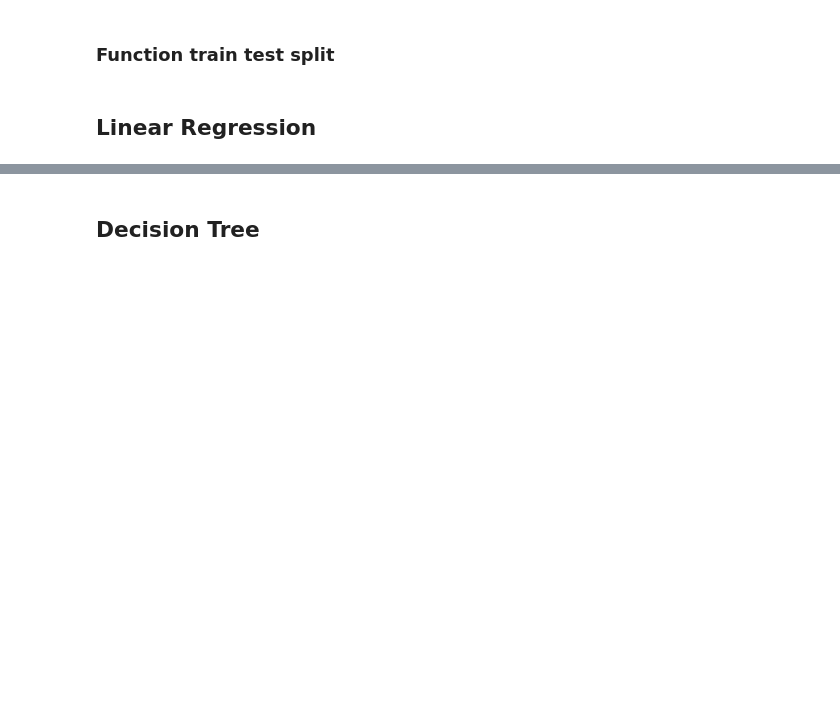
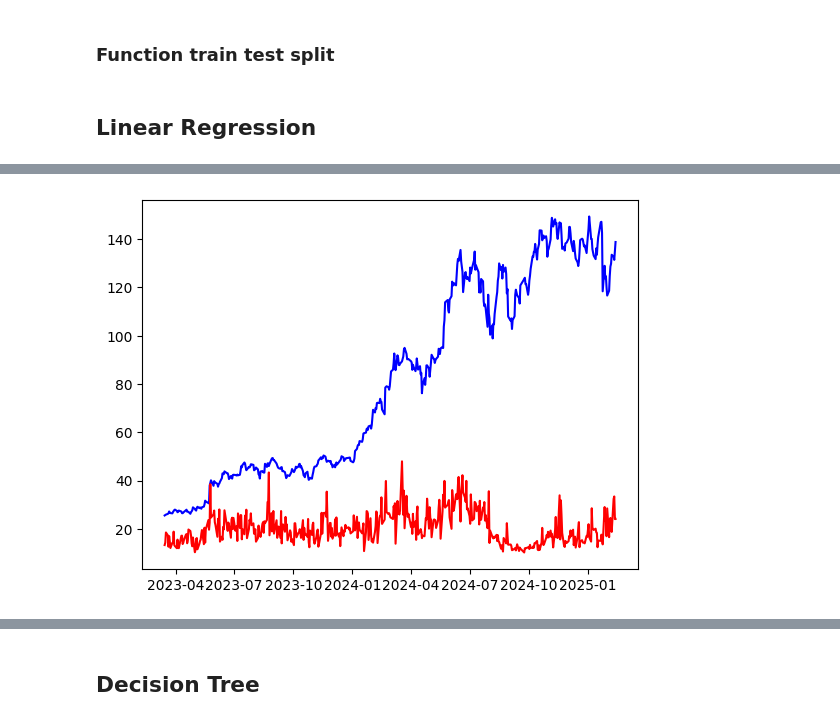
Before and after one commit to kianwai96/Stock-Price-Prediction, a Jupyter notebook: ML models.ipynb, the cells around one changed output, grey strips where cells are left out. Cells and saved outputs as stored; diff of their text form; code cells hidden in the pictures; blank space fills up the shorter version.

```diff
--- a/ML models.ipynb
+++ b/ML models.ipynb
@@ -77,13 +83,23 @@ def traintest(data):
+# %%
+df_date = df.index
+df_columns = df.columns
+scaler = MinMaxScaler()
+
+X_train_scaled = scaler.fit_transform(X_train)
+X_test_scaled  = scaler.transform(X_test)
+
+#df_transformed.columns = df_columns
+#df_transformed.set_index(df_date, inplace=True)
 # %% [markdown]
 ## Linear Regression
 # %%
-X_train, X_test, Y_train,Y_test = traintest(df_transformed)
+#X_train, X_test, Y_train,Y_test = traintest(df_transformed)
 
 model=LinearRegression()
 
-model.fit(X_train, Y_train)
+model.fit(X_train_scaled, Y_train)
 
-y_pred = model.predict(X_test)
+y_pred = model.predict(X_test_scaled)
 # %%
 r2 = sklearn.metrics.r2_score(Y_test, y_pred)
 print(r2)
@@ -96,3 +112,16 @@ print(mse)
+# %%
+prediction = pd.DataFrame({
+    'Date': Y_test.index,
+    'Prediction': y_pred
+})
+# %%
+prediction.set_index('Date',drop=True,inplace=True)
+# %%
+plt.plot(Y_test,color='blue')
+plt.plot(prediction,color='red')
+plt.show()
+# %% [output]
+[figure, added]
 # %%
 import numpy as np
 
```
Also changed, not shown: parts of 69 cells of this notebook.
